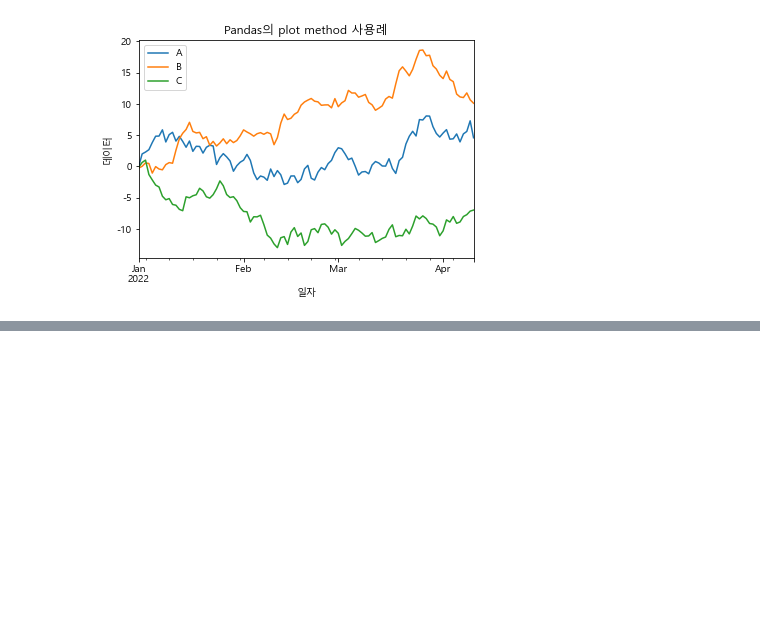
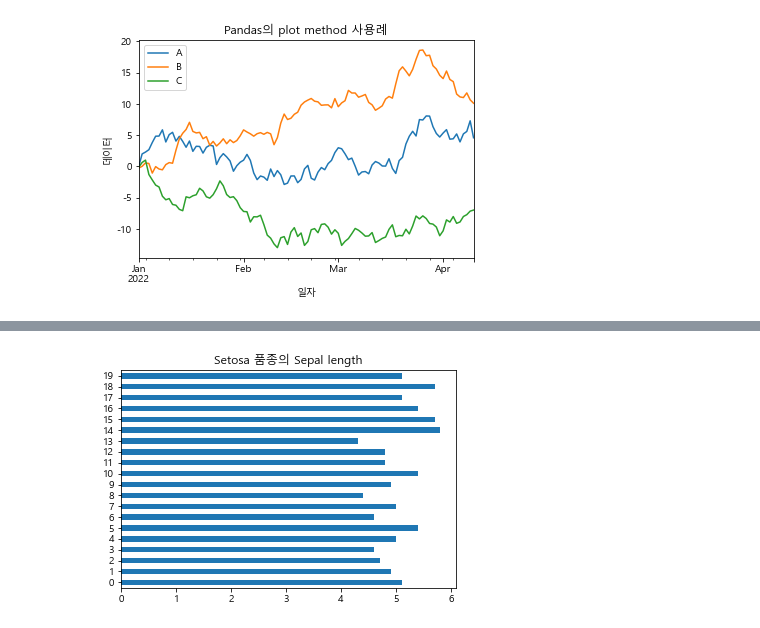
Before and after one commit to ivyjune22/DataAnalysis-Lecture-2022.04, a Jupyter notebook: 03. 시각화/10_Pandas시각화.ipynb, the cells around one changed output, grey strips where cells are left out. Drawn from its saved outputs; the diff is of its cells as text; code cells hidden in the pictures; blank space fills up the shorter version.

```diff
--- a/03. 시각화/10_Pandas시각화.ipynb
+++ b/03. 시각화/10_Pandas시각화.ipynb
@@ -31,0 +44,6 @@ plt.show()
+# %%
+iris.sepal_length[:20].plot(kind='barh')
+plt.title('Setosa 품종의 Sepal length')
+plt.show()
+# %% [output]
+[figure, added]
```
Also changed, not shown: parts of 11 cells of this notebook, 1 other file.
